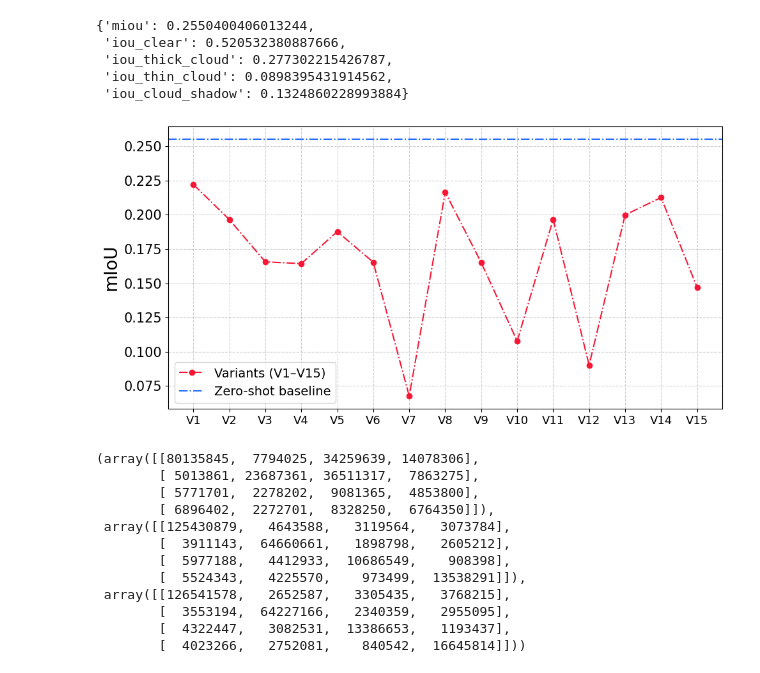
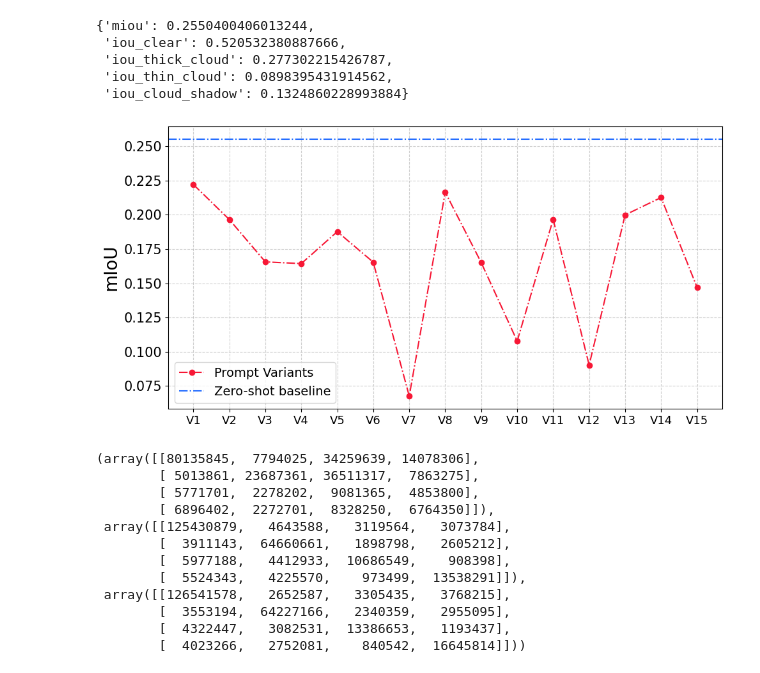
Before and after one commit to uga-gaim/2026_CVPRW_CloudPrompts, a Jupyter notebook: code/notebooks/figures.ipynb, the cells around one changed output. Saved outputs shown, nothing was run; the diff lists cells and outputs as text; code cells hidden in the pictures.

Commit message:
Low Data Curves

```diff
--- a/code/notebooks/figures.ipynb
+++ b/code/notebooks/figures.ipynb
@@ -97,35 +97,35 @@ def plot_variants_vs_zs(metric: str, ylabel: str):
     y = variant_df[metric].astype(float).tolist()
     z = zs_vals[metric]
 
     plt.figure(figsize=(10, 5))
 
     plt.plot(
         range(len(x_labels)),
         y,
         marker="o",
         linestyle="-.",
         color="#f71735",
-        label="Variants (V1–V15)"
+        label="Prompt Variants"
     )
 
     plt.axhline(
         z,
         linestyle="-.",
         color="#256eff",
         label="Zero-shot baseline"
     )
 
     plt.xticks(range(len(x_labels)), x_labels, fontsize=13, rotation=0)
     plt.yticks(fontsize=15)
     plt.ylabel(ylabel, fontsize=20)
     plt.grid(True, linestyle="--", alpha=0.6)
     plt.legend(fontsize=14)
     plt.tight_layout()
     plt.show()
 
 plot_variants_vs_zs("miou", "mIoU")
 # %% [output]
-[figure, old version]
+[figure, new version]
 # %%
 CM_ZS_PATH = "../inference/clipseg_cloudsen12plus_zs/cm_clipseg_cloudsen12plus_zs_eval.csv"
 CM_LORA_PATH = "../inference/clipseg_cloudsen12plus_lora/cm_clipseg_cloudsen12plus_lora_eval.csv"
```
Also changed, not shown: parts of 2 cells of this notebook, 2 other files.
